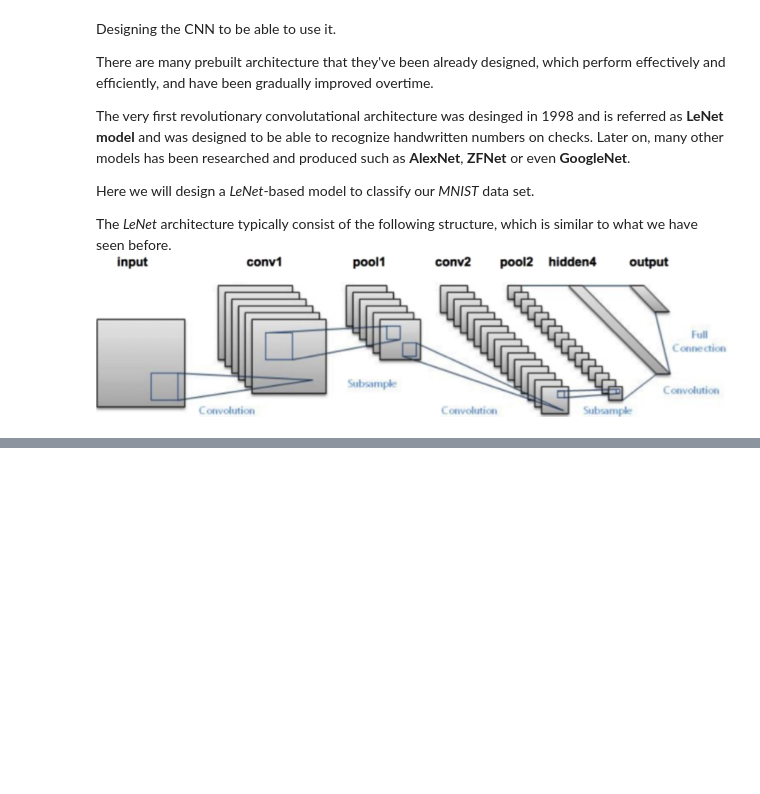
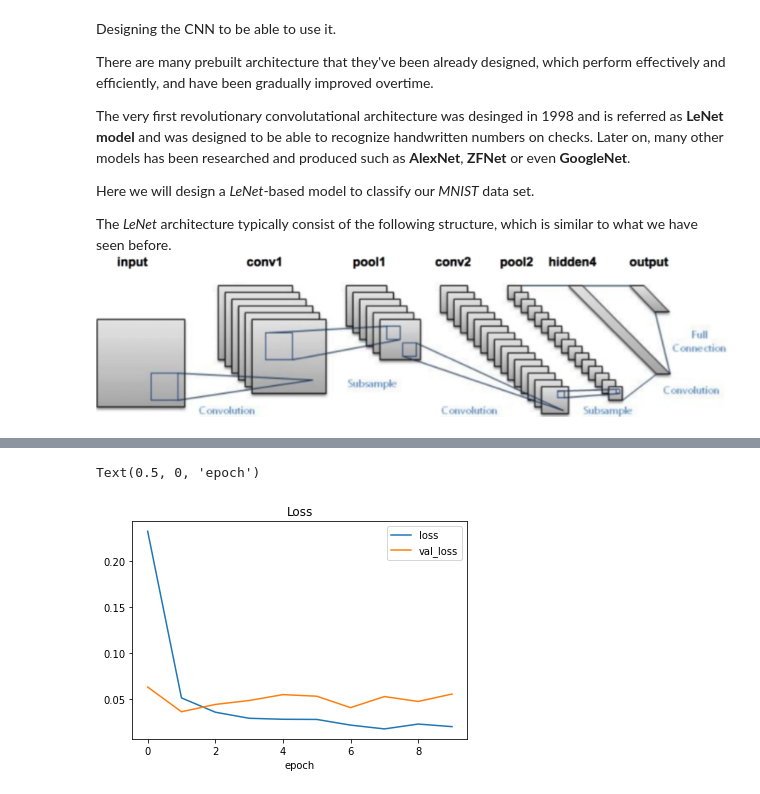
Before and after one commit to hpt1988/Applied-Deep-Learning_The-Complete-Self-Driving-Car-Course, a Jupyter notebook: cnn/cnn.ipynb, the cells around one changed output, grey strips where cells are left out. Cells and saved outputs as stored; diff of their text form; code cells hidden in the pictures; blank space fills up the shorter version.

Commit message:
CNN model completed, and one handwritten digit tested

```diff
--- a/cnn/cnn.ipynb
+++ b/cnn/cnn.ipynb
@@ -185,5 +185,20 @@ def leNet_model():
     # Flattening our data to format it properly for to go into the fully
     # connected network.
     # This layer will take our input data of shape 5x5x15 and reshape it to 1D
-    # array of the size 375
+    # array of shape 375
     model.add(Flatten())
+
+    # 500 = Amount of nodes in the first hidden layer (an arbitrary value)
+    model.add(Dense(500, activation='relu'))
+
+    # Output layer of our network
+    # As this is the upper layer, the number of nodes will be defined to be
+    # equal to number of classes
+    model.add(Dense(num_classes, activation='softmax'))
+
+    model.compile(Adam(lr=0.01), loss='categorical_crossentropy', metrics=['accuracy'])
+
+    return model
+# %%
+model = leNet_model()
+print(model.summary())  # A summary of shape and number of parameters in each layer
@@ -189,0 +223,3 @@ def leNet_model():
+# %%
+# Training the model
+history = model.fit(X_train, y_train, epochs=10, validation_split=0.1, batch_size=400, verbose=1, shuffle=1)
@@ -189,0 +247,9 @@ def leNet_model():
+# %%
+plt.plot(history.history['loss'])
+plt.plot(history.history['val_loss'])
+plt.legend(['loss', 'val_loss'])
+plt.title('Loss')
+plt.xlabel('epoch')
+# %% [output]
+Text(0.5, 0, 'epoch')
+[figure, added]
```
Also changed, not shown: parts of 9 cells of this notebook.
